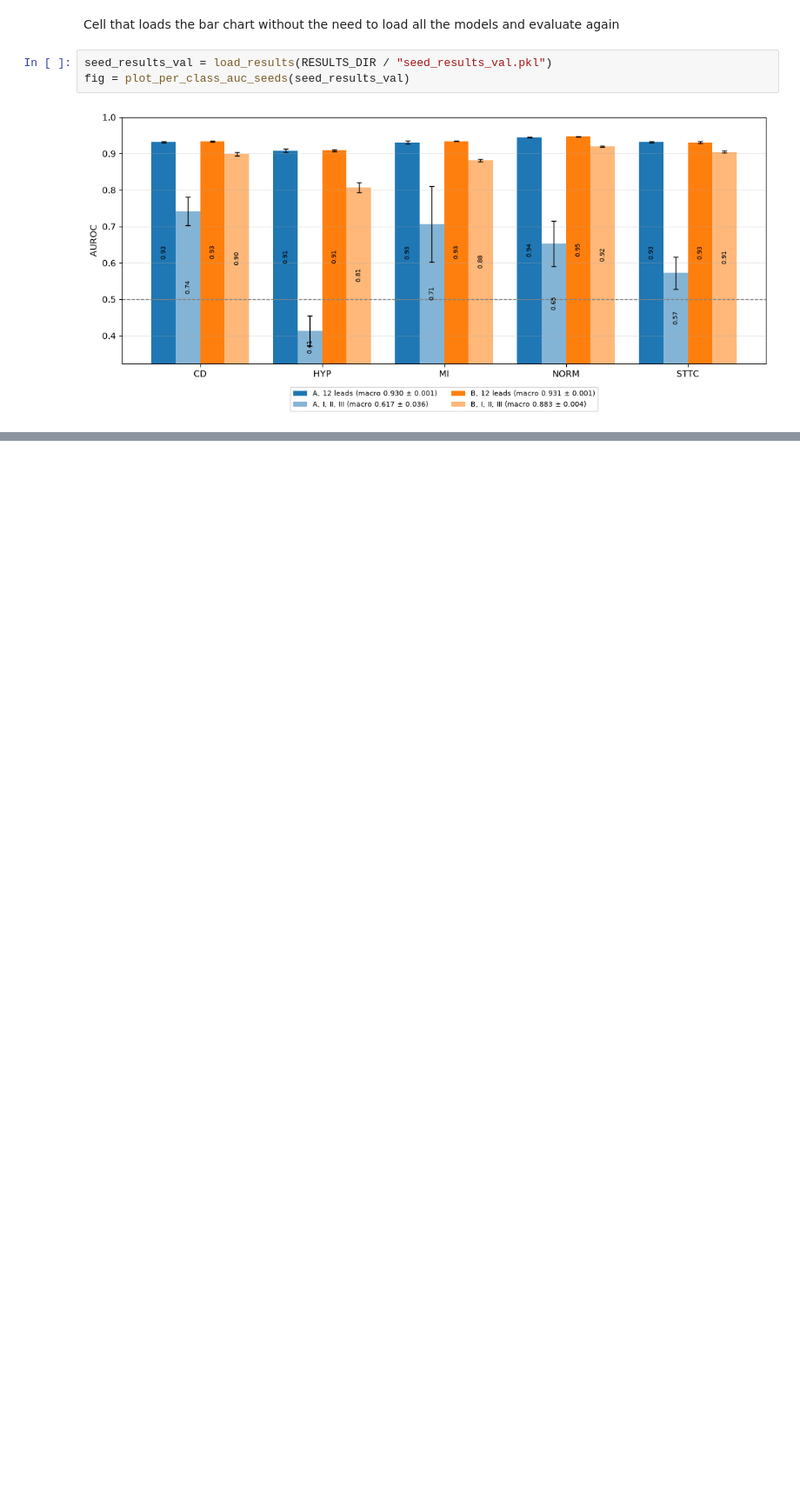
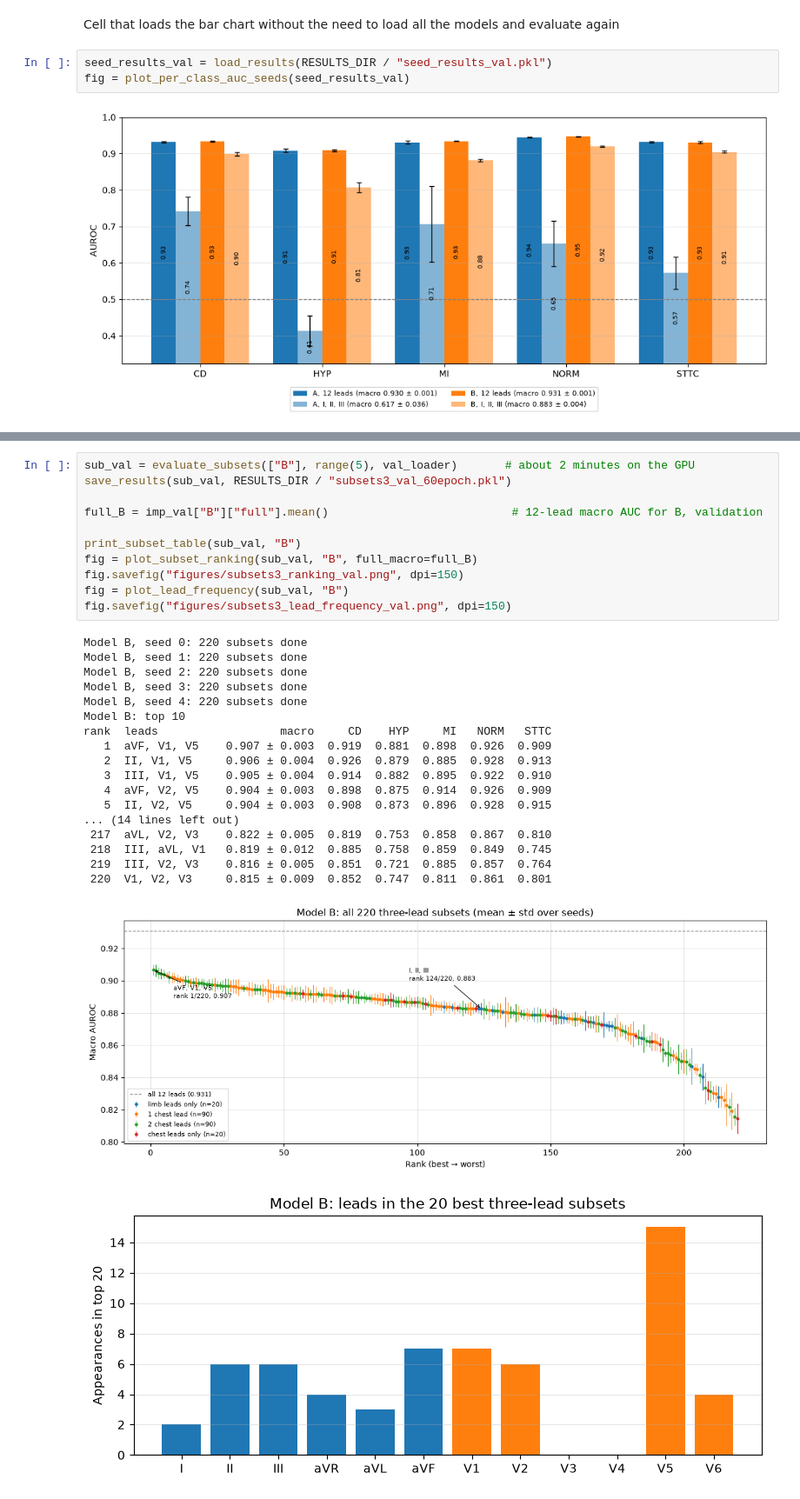
Before and after one commit to theojohnhenry/DML-project, a Jupyter notebook: ProjectNotebook.ipynb, the cells around one changed output, grey strips where cells are left out. Shown at 87% size. Drawn from its saved outputs; the diff is of its cells as text; blank space fills up the shorter version.

```diff
--- a/ProjectNotebook.ipynb
+++ b/ProjectNotebook.ipynb
@@ -710,0 +1010,31 @@ fig = plot_per_class_auc_seeds(seed_results_val)
+# %%
+sub_val = evaluate_subsets(["B"], range(5), val_loader)       # about 2 minutes on the GPU
+save_results(sub_val, RESULTS_DIR / "subsets3_val_60epoch.pkl")
+
+full_B = imp_val["B"]["full"].mean()                           # 12-lead macro AUC for B, validation
+
+print_subset_table(sub_val, "B")
+fig = plot_subset_ranking(sub_val, "B", full_macro=full_B)
+fig.savefig("figures/subsets3_ranking_val.png", dpi=150)
+fig = plot_lead_frequency(sub_val, "B")
+fig.savefig("figures/subsets3_lead_frequency_val.png", dpi=150)
+# %% [output]
+Model B, seed 0: 220 subsets done
+Model B, seed 1: 220 subsets done
+Model B, seed 2: 220 subsets done
+Model B, seed 3: 220 subsets done
+Model B, seed 4: 220 subsets done
+Model B: top 10
+rank  leads                  macro     CD    HYP     MI   NORM   STTC
+   1  aVF, V1, V5    0.907 ± 0.003  0.919  0.881  0.898  0.926  0.909
+   2  II, V1, V5     0.906 ± 0.004  0.926  0.879  0.885  0.928  0.913
+   3  III, V1, V5    0.905 ± 0.004  0.914  0.882  0.895  0.922  0.910
+   4  aVF, V2, V5    0.904 ± 0.003  0.898  0.875  0.914  0.926  0.909
+   5  II, V2, V5     0.904 ± 0.003  0.908  0.873  0.896  0.928  0.915
+... (14 lines left out)
+ 217  aVL, V2, V3    0.822 ± 0.005  0.819  0.753  0.858  0.867  0.810
+ 218  III, aVL, V1   0.819 ± 0.012  0.885  0.758  0.859  0.849  0.745
+ 219  III, V2, V3    0.816 ± 0.005  0.851  0.721  0.885  0.857  0.764
+ 220  V1, V2, V3     0.815 ± 0.009  0.852  0.747  0.811  0.861  0.801
+[figure, added]
+[figure, added]
```
Also changed, not shown: parts of 21 cells of this notebook, 23 other files.
